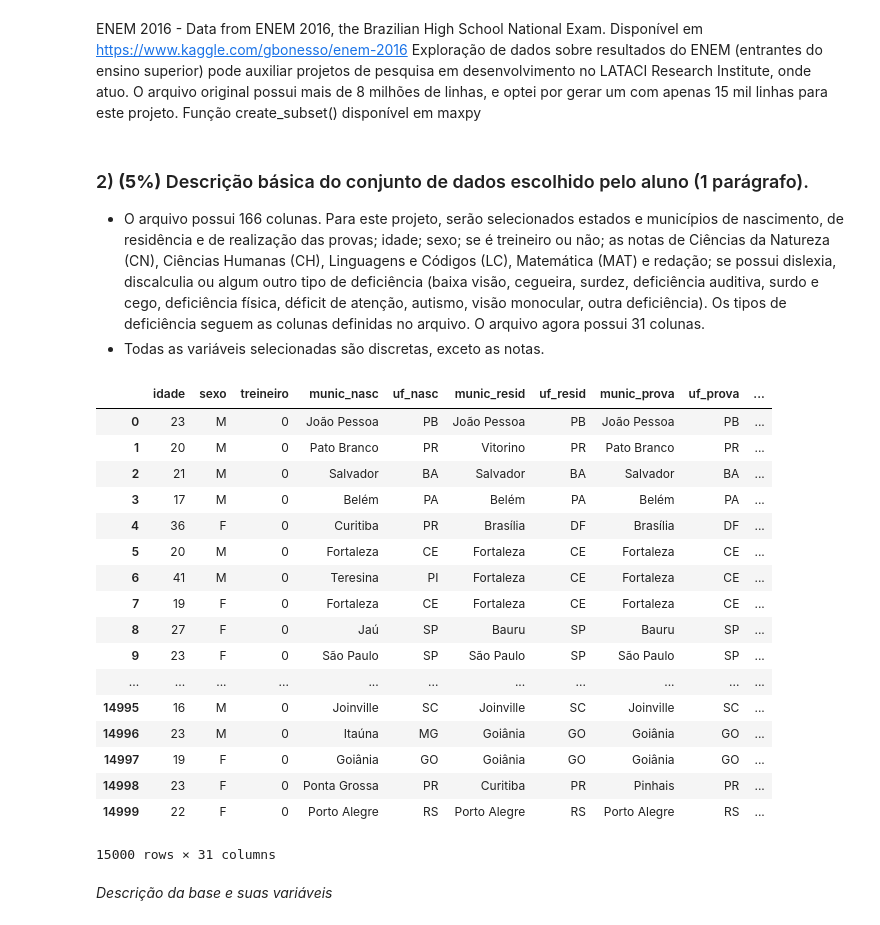
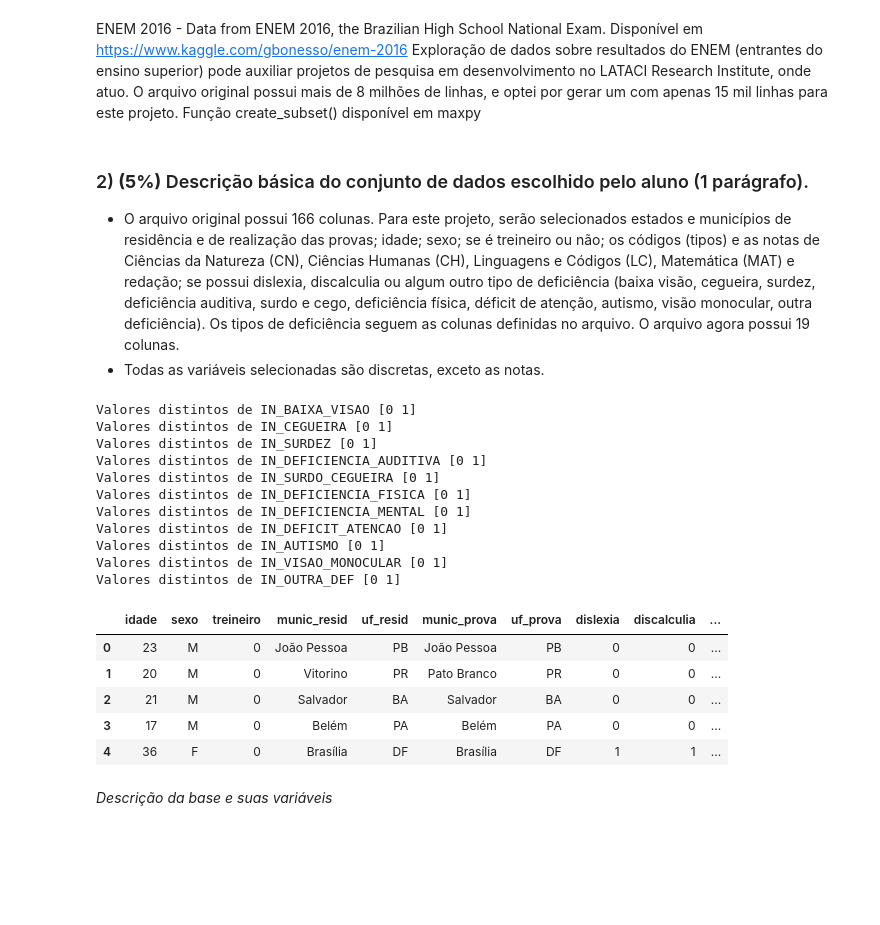
Before and after one commit to maxlataci/ia-cd, a Jupyter notebook: aed_projeto1.ipynb, the cells around one changed output. Cells and saved outputs as stored; diff of their text form; code cells hidden in the pictures; blank space fills up the shorter version.

Commit message:
Projeto #1 - questão #4

```diff
--- a/aed_projeto1.ipynb
+++ b/aed_projeto1.ipynb
@@ -18,37 +16,54 @@ import numpy as np
 arquivo = maxpy.create_subset("microdados_enem_2016_coma.csv", 15000)
 # %% [markdown]
 ### 2) **(5%)** Descrição básica do conjunto de dados escolhido pelo aluno (1 parágrafo).
-- O arquivo possui 166 colunas. Para este projeto, serão selecionados estados e municípios de nascimento, de residência e de realização das provas; idade; sexo; se é treineiro ou não; as notas de Ciências da Natureza (CN), Ciências Humanas (CH), Linguagens e Códigos (LC), Matemática (MAT) e redação; se possui dislexia, discalculia ou algum outro tipo de deficiência (baixa visão, cegueira, surdez, deficiência auditiva, surdo e cego, deficiência física, déficit de atenção, autismo, visão monocular, outra deficiência). Os tipos de deficiência seguem as colunas definidas no arquivo. O arquivo agora possui 31 colunas.
+- O arquivo original possui 166 colunas. Para este projeto, serão selecionados estados e municípios de residência e de realização das provas; idade; sexo; se é treineiro ou não; os códigos (tipos) e as notas de Ciências da Natureza (CN), Ciências Humanas (CH), Linguagens e Códigos (LC), Matemática (MAT) e redação; se possui dislexia, discalculia ou algum outro tipo de deficiência (baixa visão, cegueira, surdez, deficiência auditiva, surdo e cego, deficiência física, déficit de atenção, autismo, visão monocular, outra deficiência). Os tipos de deficiência seguem as colunas definidas no arquivo. O arquivo agora possui 19 colunas.
 - Todas as variáveis selecionadas são discretas, exceto as notas.
-# %%
-enem2016 = pd.read_csv(arquivo, encoding = "ISO-8859-1")
-
-# seleciona colunas
-enem2016 = enem2016[['NU_IDADE', 'TP_SEXO', 'IN_TREINEIRO', 'NO_MUNICIPIO_NASCIMENTO', 'SG_UF_NASCIMENTO', 'NO_MUNICIPIO_RESIDENCIA', 'SG_UF_RESIDENCIA', 'NO_MUNICIPIO_PROVA', 'SG_UF_PROVA', 'IN_DISLEXIA', 'IN_DISCALCULIA', 'IN_BAIXA_VISAO', 'IN_CEGUEIRA', 'IN_SURDEZ', 'IN_DEFICIENCIA_AUDITIVA', 'IN_SURDO_CEGUEIRA', 'IN_DEFICIENCIA_FISICA', 'IN_DEFICIENCIA_MENTAL', 'IN_DEFICIT_ATENCAO', 'IN_AUTISMO', 'IN_VISAO_MONOCULAR', 'IN_OUTRA_DEF', 'CO_PROVA_CN', 'NU_NOTA_CN', 'CO_PROVA_CH', 'NU_NOTA_CH', 'CO_PROVA_LC', 'NU_NOTA_LC', 'CO_PROVA_MT', 'NU_NOTA_MT', 'NU_NOTA_REDACAO']]
-
-# renomeia colunas
-enem2016.columns = ['idade', 'sexo', 'treineiro', 'munic_nasc', 'uf_nasc', 'munic_resid', 'uf_resid', 'munic_prova', 'uf_prova', 'dislexia', 'discalculia', 'IN_BAIXA_VISAO', 'IN_CEGUEIRA', 'IN_SURDEZ', 'IN_DEFICIENCIA_AUDITIVA', 'IN_SURDO_CEGUEIRA', 'IN_DEFICIENCIA_FISICA', 'IN_DEFICIENCIA_MENTAL', 'IN_DEFICIT_ATENCAO', 'IN_AUTISMO', 'IN_VISAO_MONOCULAR', 'IN_OUTRA_DEF', 'cod_prova_cn', 'nota_cn', 'cod_prova_ch', 'nota_ch', 'cod_prova_lc', 'nota_lc', 'cod_prova_mat', 'nota_mat', 'nota_redacao']
-
-enem2016
-# %% [output]
-|  | idade | sexo | treineiro | munic_nasc | uf_nasc | munic_resid | uf_resid | munic_prova | uf_prova | ... |
-| 0 | 23 | M | 0 | João Pessoa | PB | João Pessoa | PB | João Pessoa | PB | ... |
-| 1 | 20 | M | 0 | Pato Branco | PR | Vitorino | PR | Pato Branco | PR | ... |
-| 2 | 21 | M | 0 | Salvador | BA | Salvador | BA | Salvador | BA | ... |
-| 3 | 17 | M | 0 | Belém | PA | Belém | PA | Belém | PA | ... |
-| 4 | 36 | F | 0 | Curitiba | PR | Brasília | DF | Brasília | DF | ... |
-| 5 | 20 | M | 0 | Fortaleza | CE | Fortaleza | CE | Fortaleza | CE | ... |
-| 6 | 41 | M | 0 | Teresina | PI | Fortaleza | CE | Fortaleza | CE | ... |
-| 7 | 19 | F | 0 | Fortaleza | CE | Fortaleza | CE | Fortaleza | CE | ... |
-| 8 | 27 | F | 0 | Jaú | SP | Bauru | SP | Bauru | SP | ... |
-| 9 | 23 | F | 0 | São Paulo | SP | São Paulo | SP | São Paulo | SP | ... |
-| ... | ... | ... | ... | ... | ... | ... | ... | ... | ... | ... |
-| 14995 | 16 | M | 0 | Joinville | SC | Joinville | SC | Joinville | SC | ... |
-| 14996 | 23 | M | 0 | Itaúna | MG | Goiânia | GO | Goiânia | GO | ... |
-| 14997 | 19 | F | 0 | Goiânia | GO | Goiânia | GO | Goiânia | GO | ... |
-| 14998 | 23 | F | 0 | Ponta Grossa | PR | Curitiba | PR | Pinhais | PR | ... |
-| 14999 | 22 | F | 0 | Porto Alegre | RS | Porto Alegre | RS | Porto Alegre | RS | ... |
-15000 rows × 31 columns
+# %%
+enem2016 = pd.read_csv(arquivo, encoding = "ISO-8859-1")
+
+# Testar valores únicos de IN_BAIXA_VISAO, IN_CEGUEIRA, IN_SURDEZ, IN_DEFICIENCIA_AUDITIVA, IN_SURDO_CEGUEIRA, IN_DEFICIENCIA_FISICA, IN_DEFICIENCIA_MENTAL, IN_DEFICIT_ATENCAO, IN_AUTISMO, IN_VISAO_MONOCULAR, IN_OUTRA_DEF
+maxpy.unique_values(enem2016, 'IN_BAIXA_VISAO')
+maxpy.unique_values(enem2016, 'IN_CEGUEIRA')
+maxpy.unique_values(enem2016, 'IN_SURDEZ')
+maxpy.unique_values(enem2016, 'IN_DEFICIENCIA_AUDITIVA')
+maxpy.unique_values(enem2016, 'IN_SURDO_CEGUEIRA')
+maxpy.unique_values(enem2016, 'IN_DEFICIENCIA_FISICA')
+maxpy.unique_values(enem2016, 'IN_DEFICIENCIA_MENTAL')
+maxpy.unique_values(enem2016, 'IN_DEFICIT_ATENCAO')
+maxpy.unique_values(enem2016, 'IN_AUTISMO')
+maxpy.unique_values(enem2016, 'IN_VISAO_MONOCULAR')
+maxpy.unique_values(enem2016, 'IN_OUTRA_DEF')
+
+# Agrupar as colunas de outras deficiências em uma única coluna. O arquivo agora tem 22 colunas
+enem2016['outra_def'] = 'NaN'
+for index, row in enem2016.iterrows():
+    enem2016.loc[index,'outra_def'] = bool(enem2016.loc[index, 'IN_BAIXA_VISAO']) or bool(enem2016.loc[index, 'IN_CEGUEIRA']) or bool(enem2016.loc[index, 'IN_SURDEZ']) or bool(enem2016.loc[index, 'IN_DEFICIENCIA_AUDITIVA']) or bool(enem2016.loc[index, 'IN_SURDO_CEGUEIRA']) or bool(enem2016.loc[index, 'IN_DEFICIENCIA_FISICA']) or bool(enem2016.loc[index, 'IN_DEFICIENCIA_MENTAL']) or bool(enem2016.loc[index, 'IN_DEFICIT_ATENCAO']) or bool(enem2016.loc[index, 'IN_AUTISMO']) or bool(enem2016.loc[index, 'IN_VISAO_MONOCULAR']) or bool(enem2016.loc[index, 'IN_OUTRA_DEF'])
+
+# Selecionar colunas
+enem2016 = enem2016[['NU_IDADE', 'TP_SEXO', 'IN_TREINEIRO', 'NO_MUNICIPIO_RESIDENCIA', 'SG_UF_RESIDENCIA', 'NO_MUNICIPIO_PROVA', 'SG_UF_PROVA', 'IN_DISLEXIA', 'IN_DISCALCULIA', 'outra_def', 'CO_PROVA_CN', 'NU_NOTA_CN', 'CO_PROVA_CH', 'NU_NOTA_CH', 'CO_PROVA_LC', 'NU_NOTA_LC', 'CO_PROVA_MT', 'NU_NOTA_MT', 'NU_NOTA_REDACAO']]
+
+# Renomear colunas
+enem2016.columns = ['idade', 'sexo', 'treineiro', 'munic_resid', 'uf_resid', 'munic_prova', 'uf_prova', 'dislexia', 'discalculia', 'outra_def', 'cod_prova_cn', 'nota_cn', 'cod_prova_ch', 'nota_ch', 'cod_prova_lc', 'nota_lc', 'cod_prova_mat', 'nota_mat', 'nota_redacao']
+
+enem2016.head(5)
+# %% [output]
+Valores distintos de IN_BAIXA_VISAO [0 1]
+Valores distintos de IN_CEGUEIRA [0 1]
+Valores distintos de IN_SURDEZ [0 1]
+Valores distintos de IN_DEFICIENCIA_AUDITIVA [0 1]
+Valores distintos de IN_SURDO_CEGUEIRA [0 1]
+Valores distintos de IN_DEFICIENCIA_FISICA [0 1]
+Valores distintos de IN_DEFICIENCIA_MENTAL [0 1]
+Valores distintos de IN_DEFICIT_ATENCAO [0 1]
+Valores distintos de IN_AUTISMO [0 1]
+Valores distintos de IN_VISAO_MONOCULAR [0 1]
+Valores distintos de IN_OUTRA_DEF [0 1]
+|  | idade | sexo | treineiro | munic_resid | uf_resid | munic_prova | uf_prova | dislexia | discalculia | ... |
+| 0 | 23 | M | 0 | João Pessoa | PB | João Pessoa | PB | 0 | 0 | ... |
+| 1 | 20 | M | 0 | Vitorino | PR | Pato Branco | PR | 0 | 0 | ... |
+| 2 | 21 | M | 0 | Salvador | BA | Salvador | BA | 0 | 0 | ... |
+| 3 | 17 | M | 0 | Belém | PA | Belém | PA | 0 | 0 | ... |
+| 4 | 36 | F | 0 | Brasília | DF | Brasília | DF | 1 | 1 | ... |
 # %% [markdown]
 *Descrição da base e suas variáveis*
 # %% [markdown]
```
Also changed, not shown: parts of 7 cells of this notebook, 1 other file.
